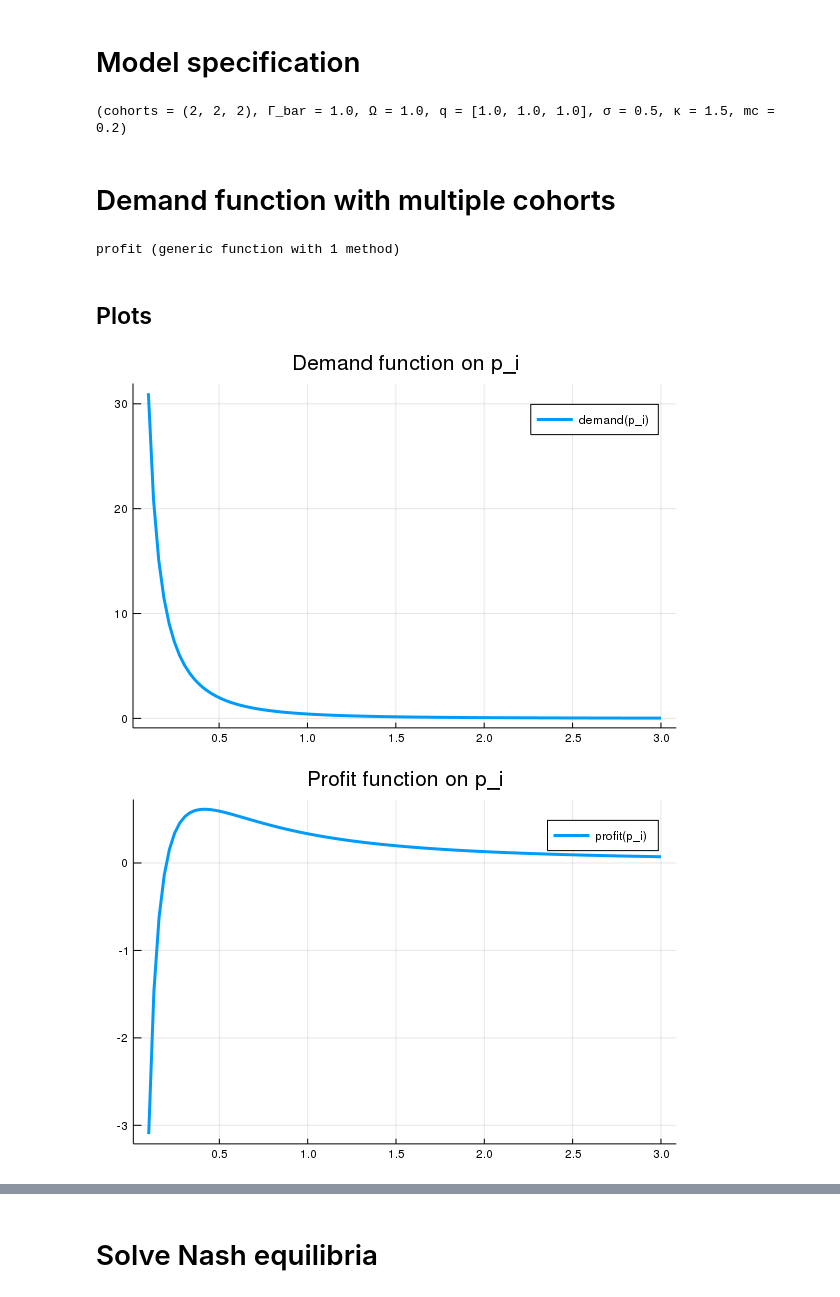
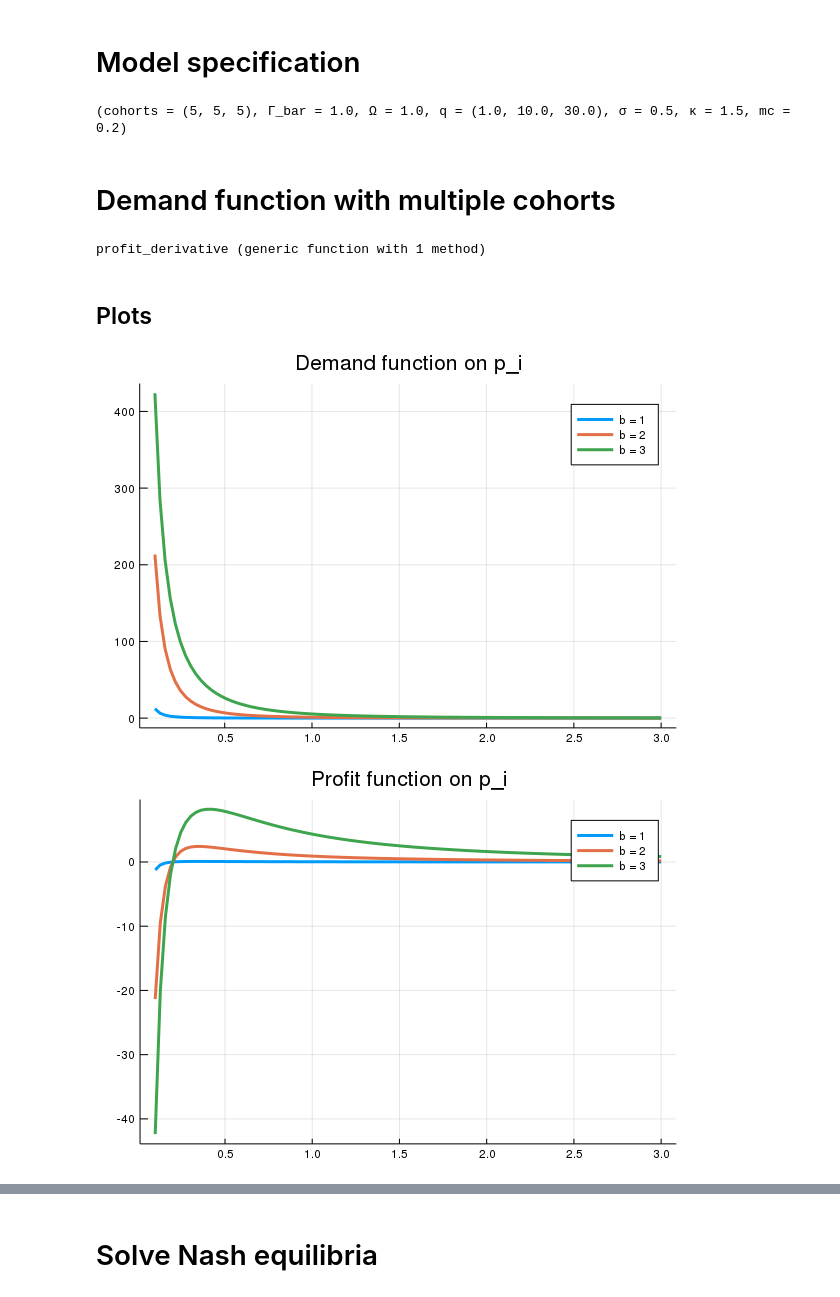
Before and after one commit to lnsongxf/Perla1.jl, a Jupyter notebook: demand-function-with-multiple-cohorts.ipynb, the cells around one changed output, grey strips where cells are left out. Drawn from its saved outputs; the diff is of its cells as text; code cells hidden in the pictures.

```diff
--- a/demand-function-with-multiple-cohorts.ipynb
+++ b/demand-function-with-multiple-cohorts.ipynb
@@ -6,22 +6,22 @@ gr(fmt = :png);
 # %% [markdown]
 # Model specification
 # %%
-N = 2 # number of firms per cohort
+N = 5 # number of firms per cohort
 cohorts = (N, N, N) # cohorts
 K = length(cohorts) # number of cohorts
-q = fill(1.0, K) # K-vector of qualities
+q = (1.0, 10.0, 30.0)
 f = fill(1/(N+1)^K, (N+1)^K); # awareness set distribution
 # %%
 params = (cohorts = cohorts, Γ_bar = 1.0, Ω = 1.0, q = q, σ = 0.5, κ = 1.5, mc = 0.2)
 # %% [output]
-(cohorts = (2, 2, 2), Γ_bar = 1.0, Ω = 1.0, q = [1.0, 1.0, 1.0], σ = 0.5, κ = 1.5, mc = 0.2)
+(cohorts = (5, 5, 5), Γ_bar = 1.0, Ω = 1.0, q = (1.0, 10.0, 30.0), σ = 0.5, κ = 1.5, mc = 0.2)
 # %% [markdown]
 # Demand function with multiple cohorts
 # %%
 # Demand function with multiple cohorts
 # p_i: the price of product of firm i (can be different from p[b])
 # b: the cohort firm i belongs to
-# p: K-vector of prices across cohorts
+# p: NK-vector of prices across firms
 # f: awareness set distribution
 # params: model parameters
 function demand(p_i, b, p, f, params)
@@ -42,8 +42,9 @@ function demand(p_i, b, p, f, params)
 end
 
 profit(p_i, b, p, f, params) = (p_i - params.mc) * demand(p_i, b, p, f, params)
+profit_derivative(p_i, b, p, f, params) = derivative(p_i -> profit(p_i, b, p, f, params), p_i)
 # %% [output]
-profit (generic function with 1 method)
+profit_derivative (generic function with 1 method)
 # %%
 b = 1 # the cohort firm i belongs to
 p = fill(1.0, K); # K-vector of prices
@@ -51,17 +52,17 @@ p = fill(1.0, K); # K-vector of prices
 ## Plots
 # %%
 # plot the demand function
-plot(range(0.1,stop=3.0,length=100), p_i -> demand(p_i, b, p, f, params),
-    label = "demand(p_i)", lw = 3, title = "Demand function on p_i")
+plot(range(0.1,stop=3.0,length=100), (b -> (p_i -> demand(p_i, b, p, f, params))).(1:K),
+    label = string.("b = ",1:K), lw = 3, title = "Demand function on p_i")
 # %% [output]
-[figure, old version]
+[figure, new version]
 # %%
 # confirm that the demand function is decreasing in price
 @assert all(diff((p_i -> demand(p_i, b, p, f, params)).(1:100)) .< 0)
 # %%
 # plot the profit function
-plot(range(0.1,stop=3.0,length=100), p_i -> profit(p_i, b, p, f, params),
-    label = "profit(p_i)", lw = 3, title = "Profit function on p_i")
+plot(range(0.1,stop=3.0,length=100), (b -> (p_i -> profit(p_i, b, p, f, params))).(1:K),
+    label = string.("b = ",1:K), lw = 3, title = "Profit function on p_i")
 # %% [output]
-[figure, old version]
+[figure, new version]
 # %%
```
Also changed, not shown: parts of 3 cells of this notebook.
